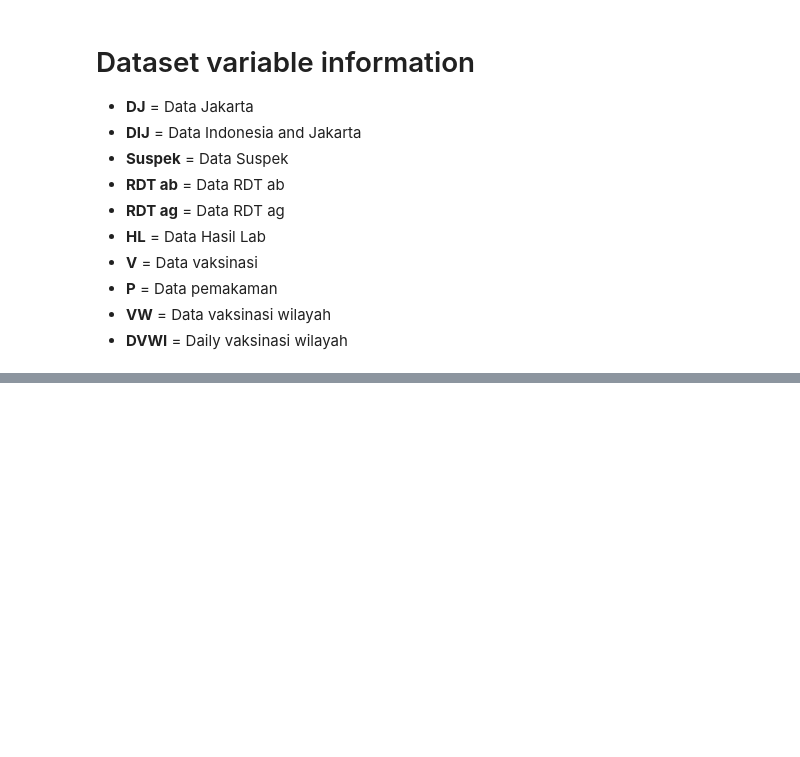
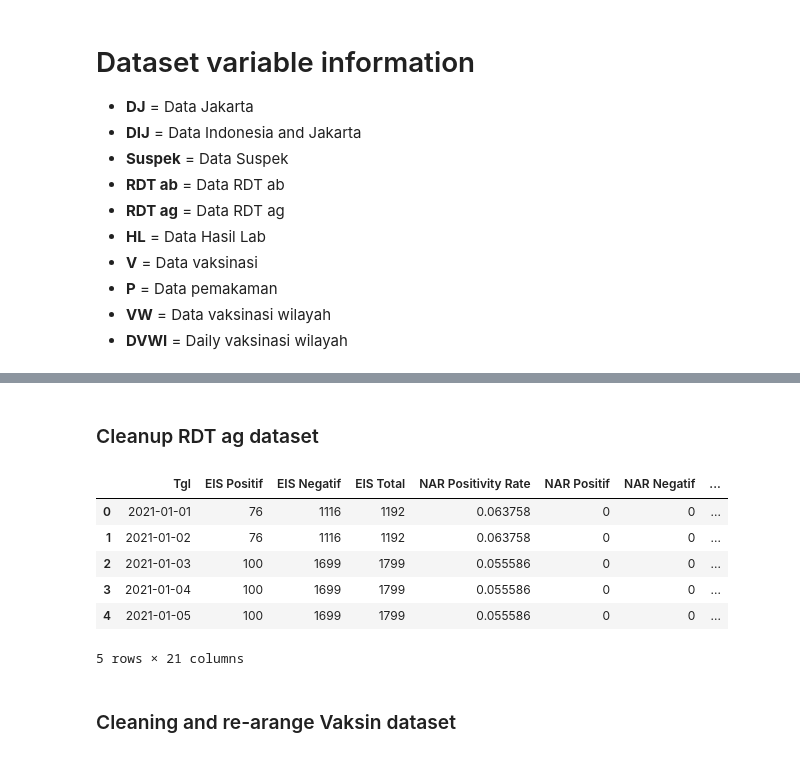
Before and after one commit to StevenTannn/Compfest-DS-Covid, a Jupyter notebook: notebook.ipynb, the cells around one changed output, grey strips where cells are left out. Saved outputs shown, nothing was run; the diff lists cells and outputs as text; code cells hidden in the pictures; blank space fills up the shorter version.

```diff
--- a/notebook.ipynb
+++ b/notebook.ipynb
@@ -79,0 +74,15 @@ memory usage: 34.3+ KB
+# %% [markdown]
+### Cleanup RDT ag dataset
+# %%
+df_RDTag.drop(columns=["No "],inplace=True)
+df_RDTag.head()
+# %% [output]
+|  | Tgl | EIS Positif | EIS Negatif | EIS Total | NAR Positivity Rate | NAR Positif | NAR Negatif | ... |
+| 0 | 2021-01-01 | 76 | 1116 | 1192 | 0.063758 | 0 | 0 | ... |
+| 1 | 2021-01-02 | 76 | 1116 | 1192 | 0.063758 | 0 | 0 | ... |
+| 2 | 2021-01-03 | 100 | 1699 | 1799 | 0.055586 | 0 | 0 | ... |
+| 3 | 2021-01-04 | 100 | 1699 | 1799 | 0.055586 | 0 | 0 | ... |
+| 4 | 2021-01-05 | 100 | 1699 | 1799 | 0.055586 | 0 | 0 | ... |
+5 rows × 21 columns
+# %% [markdown]
+### Cleaning and re-arange Vaksin dataset
```
Also changed, not shown: parts of 10 cells of this notebook, 1 other file.
